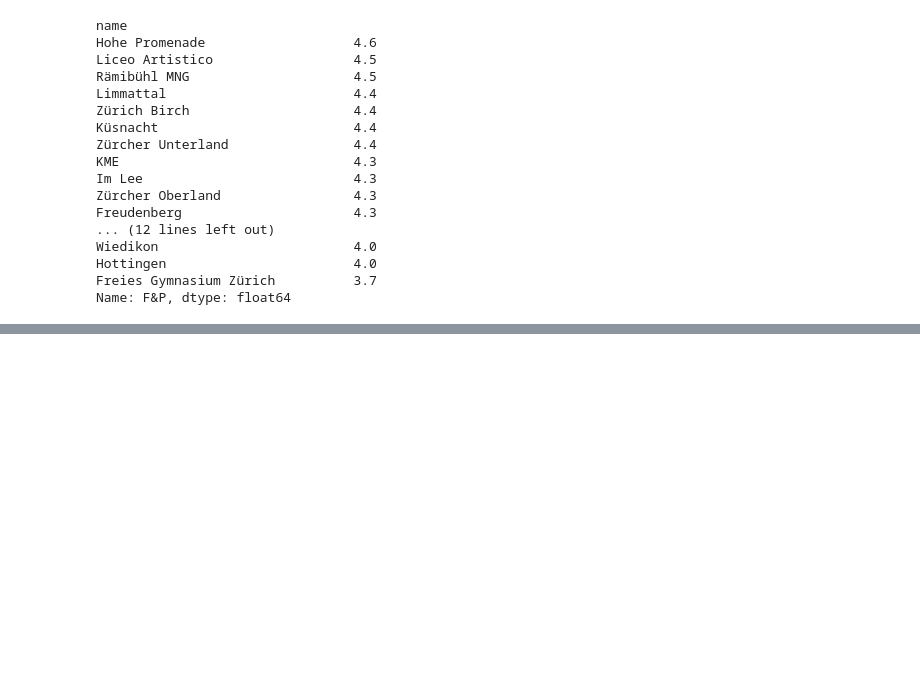
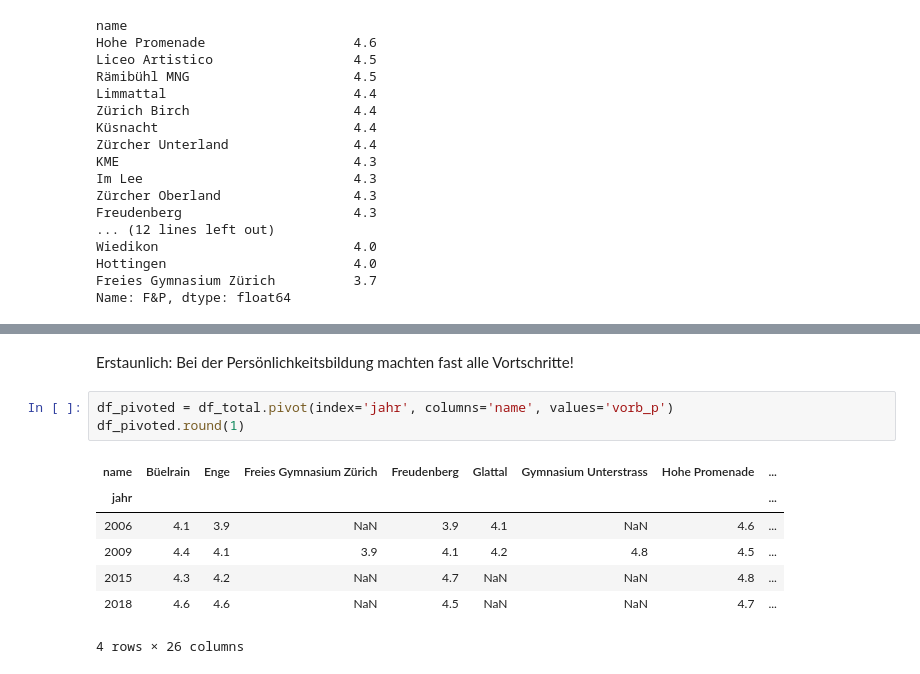
Before and after one commit to Supermarius/cas-ddj-hub, a Jupyter notebook: Projekt1_Ehemaligenbefragung/7_concat_final_explore.ipynb, the cells around one changed output, grey strips where cells are left out. Cells and saved outputs as stored; diff of their text form; blank space fills up the shorter version.

```diff
--- a/Projekt1_Ehemaligenbefragung/7_concat_final_explore.ipynb
+++ b/Projekt1_Ehemaligenbefragung/7_concat_final_explore.ipynb
@@ -208,0 +224,13 @@ Name: F&P, dtype: float64
+# %% [markdown]
+Erstaunlich: Bei der Persönlichkeitsbildung machten fast alle Vortschritte!
+# %%
+df_pivoted = df_total.pivot(index='jahr', columns='name', values='vorb_p')
+df_pivoted.round(1)
+# %% [output]
+| name | Büelrain | Enge | Freies Gymnasium Zürich | Freudenberg | Glattal | Gymnasium Unterstrass | Hohe Promenade | ... |
+| jahr |  |  |  |  |  |  |  | ... |
+| 2006 | 4.1 | 3.9 | NaN | 3.9 | 4.1 | NaN | 4.6 | ... |
+| 2009 | 4.4 | 4.1 | 3.9 | 4.1 | 4.2 | 4.8 | 4.5 | ... |
+| 2015 | 4.3 | 4.2 | NaN | 4.7 | NaN | NaN | 4.8 | ... |
+| 2018 | 4.6 | 4.6 | NaN | 4.5 | NaN | NaN | 4.7 | ... |
+4 rows × 26 columns
```
Also changed, not shown: parts of 9 cells of this notebook, 2 other files.
